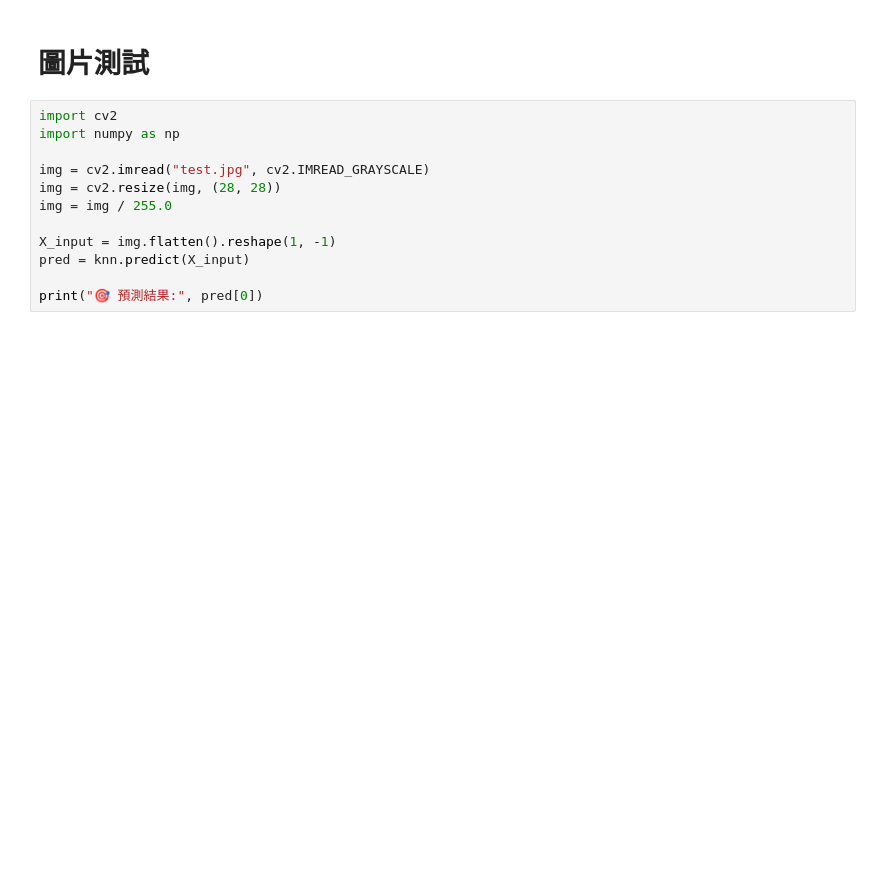
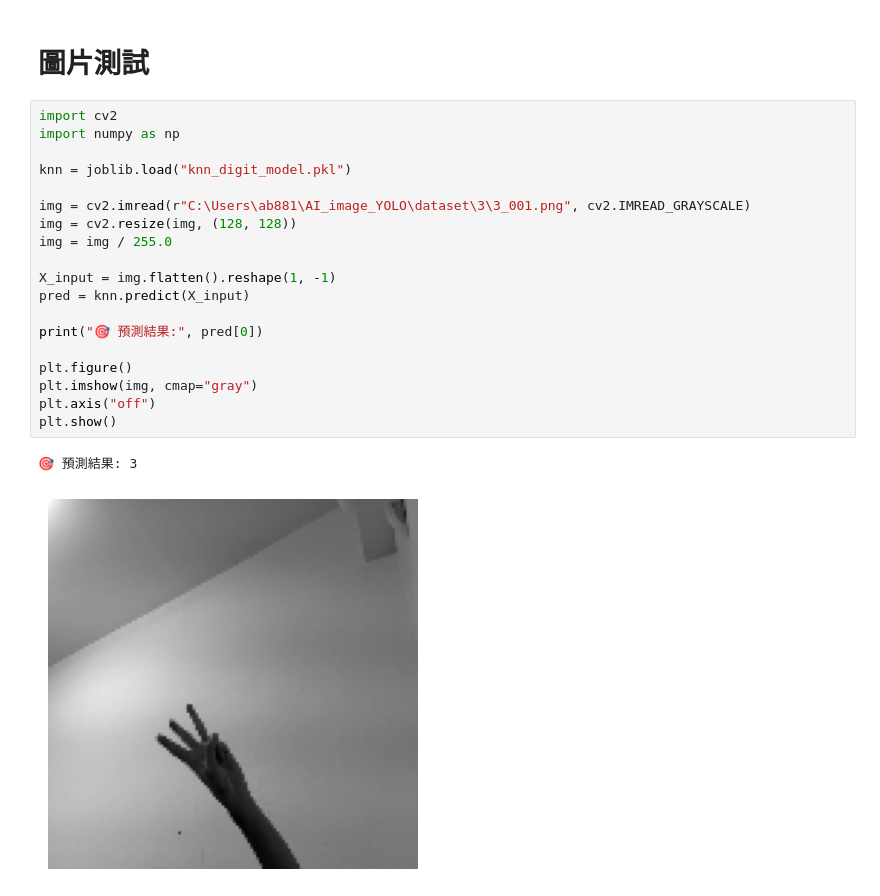
Before and after one commit to caijiayou/AI_image_YOLO, a Jupyter notebook: KNN_train.ipynb, the cells around one changed output. Drawn from its saved outputs; the diff is of its cells as text; blank space fills up the shorter version.

```diff
--- a/KNN_train.ipynb
+++ b/KNN_train.ipynb
@@ -109,12 +146,22 @@ print("✅ KNN 模型已儲存")
 # %%
 import cv2
 import numpy as np
 
-img = cv2.imread("test.jpg", cv2.IMREAD_GRAYSCALE)
-img = cv2.resize(img, (28, 28))
+knn = joblib.load("knn_digit_model.pkl")
+
+img = cv2.imread(r"C:\Users\ab881\AI_image_YOLO\dataset\3\3_001.png", cv2.IMREAD_GRAYSCALE)
+img = cv2.resize(img, (128, 128))
 img = img / 255.0
 
 X_input = img.flatten().reshape(1, -1)
 pred = knn.predict(X_input)
 
 print("🎯 預測結果:", pred[0])
+
+plt.figure()
+plt.imshow(img, cmap="gray")
+plt.axis("off")
+plt.show()
+# %% [output]
+🎯 預測結果: 3
+[figure, added]
```
Also changed, not shown: parts of 5 cells of this notebook, 2 other files.
